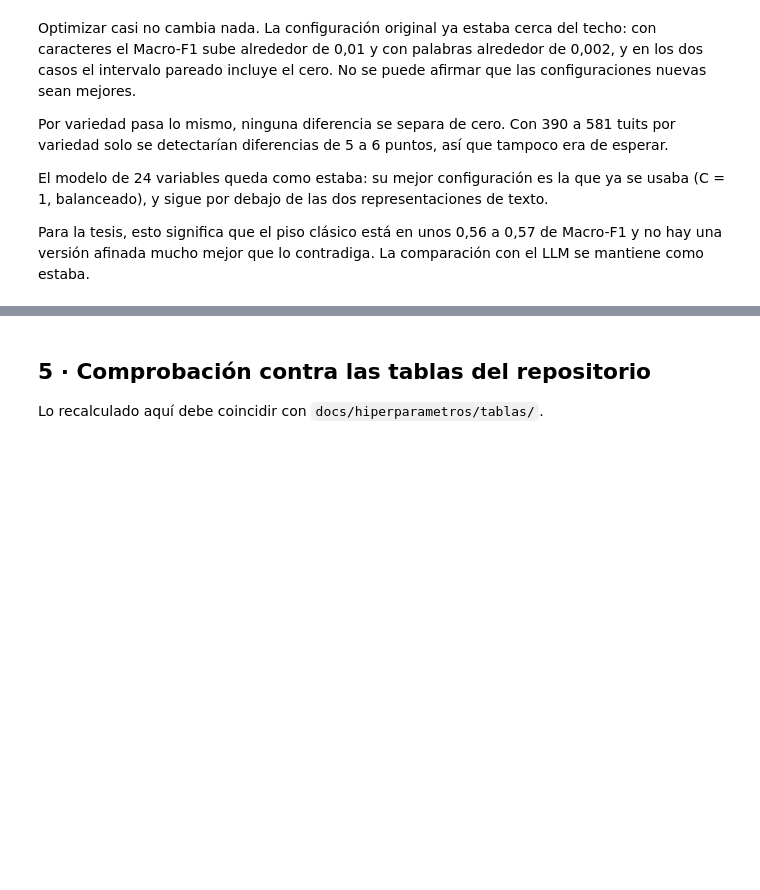
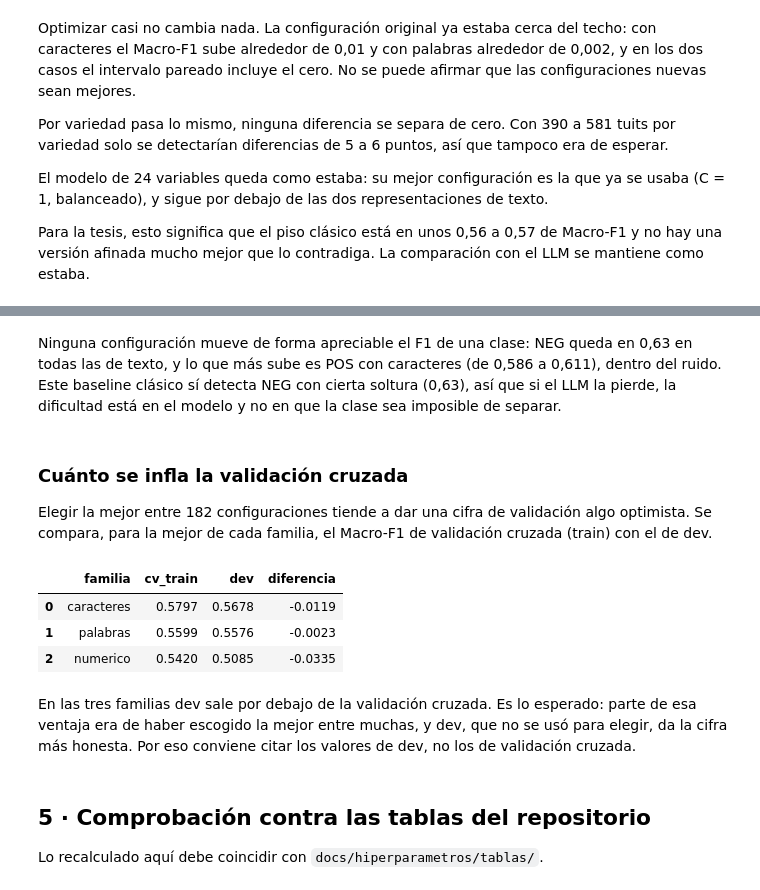
Before and after one commit to daniel797/multiagente-analisis-sentimiento-es, a Jupyter notebook: notebooks/06_optimizacion_hiperparametros.ipynb, the cells around one changed output, grey strips where cells are left out. Drawn from its saved outputs; the diff is of its cells as text; code cells hidden in the pictures; blank space fills up the shorter version.

```diff
--- a/notebooks/06_optimizacion_hiperparametros.ipynb
+++ b/notebooks/06_optimizacion_hiperparametros.ipynb
@@ -149,3 +240,22 @@ Para la tesis, esto significa que el piso clásico está en unos 0,56 a 0,57 de
+# %% [markdown]
+Ninguna configuración mueve de forma apreciable el F1 de una clase: NEG queda en 0,63 en todas las de texto, y lo que más sube es POS con caracteres (de 0,586 a 0,611), dentro del ruido. Este baseline clásico sí detecta NEG con cierta soltura (0,63), así que si el LLM la pierde, la dificultad está en el modelo y no en que la clase sea imposible de separar.
+# %% [markdown]
+### Cuánto se infla la validación cruzada
+
+Elegir la mejor entre 182 configuraciones tiende a dar una cifra de validación algo optimista. Se compara, para la mejor de cada familia, el Macro-F1 de validación cruzada (train) con el de dev.
+# %%
+tabla = []
+for _, f in H.mejores_por_familia(res).iterrows():
+    dev_f1 = resultados[(resultados.modelo == f"mejor_{f.familia}") & (resultados.ambito == "Todas")].macro_f1.iloc[0]
+    tabla.append({"familia": f.familia, "cv_train": round(f.macro_f1_cv, 4), "dev": dev_f1, "diferencia": round(dev_f1 - f.macro_f1_cv, 4)})
+pd.DataFrame(tabla)
+# %% [output]
+|  | familia | cv_train | dev | diferencia |
+| 0 | caracteres | 0.5797 | 0.5678 | -0.0119 |
+| 1 | palabras | 0.5599 | 0.5576 | -0.0023 |
+| 2 | numerico | 0.5420 | 0.5085 | -0.0335 |
+# %% [markdown]
+En las tres familias dev sale por debajo de la validación cruzada. Es lo esperado: parte de esa ventaja era de haber escogido la mejor entre muchas, y dev, que no se usó para elegir, da la cifra más honesta. Por eso conviene citar los valores de dev, no los de validación cruzada.
 # %% [markdown]
 ## 5 · Comprobación contra las tablas del repositorio
 
```
Also changed, not shown: parts of 10 cells of this notebook.
